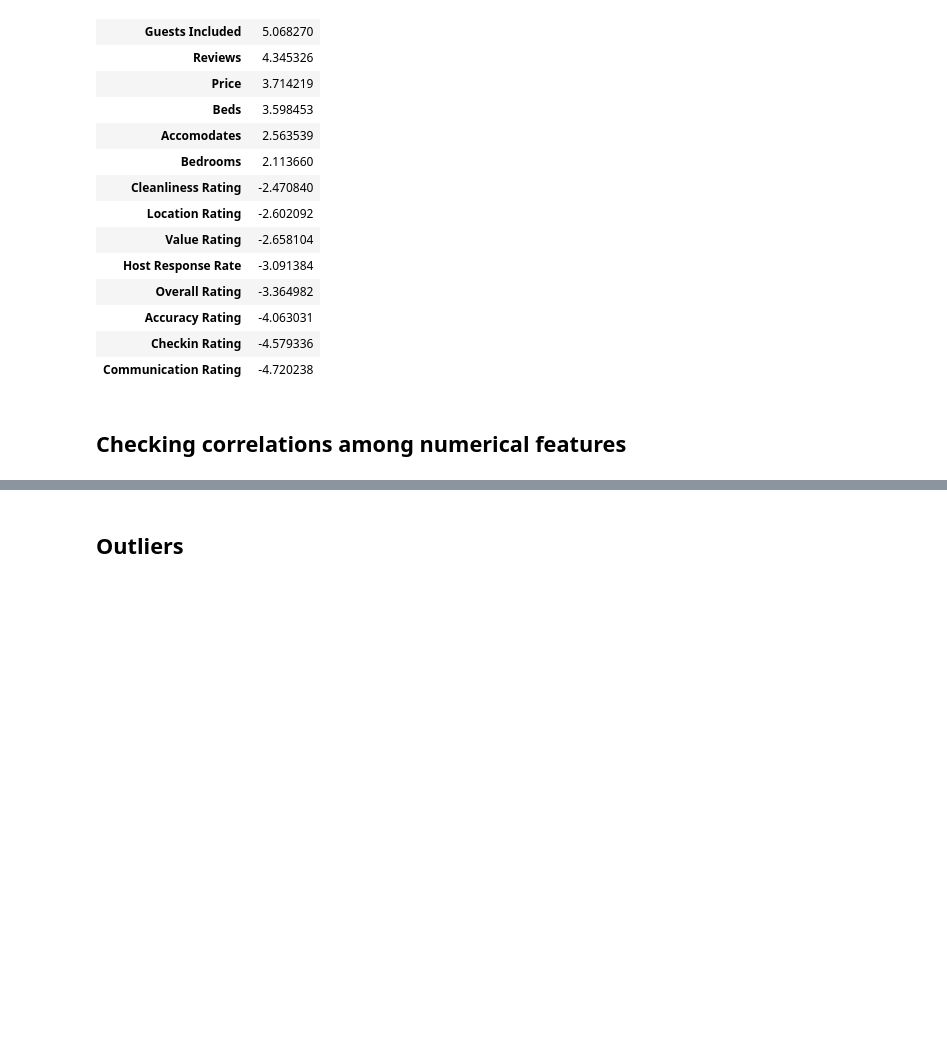
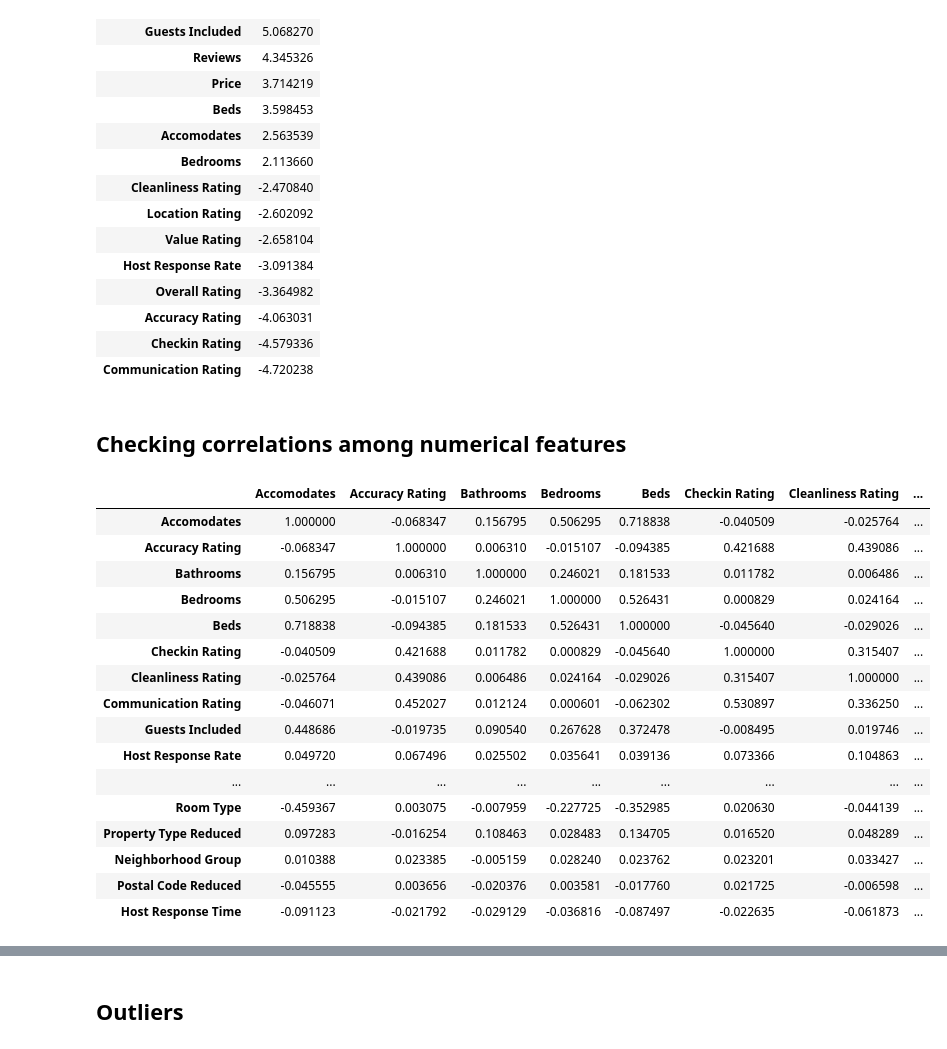
Before and after one commit to hajyhia/Airbnb_Berlin_Price_predic, a Jupyter notebook: Airbnb_Berlin_Price_Predict_EDA1.ipynb, the cells around one changed output, grey strips where cells are left out. Cells and saved outputs as stored; diff of their text form; code cells hidden in the pictures; blank space fills up the shorter version.

```diff
--- a/Airbnb_Berlin_Price_Predict_EDA1.ipynb
+++ b/Airbnb_Berlin_Price_Predict_EDA1.ipynb
@@ -501,4 +502,34 @@ pd.DataFrame(df[numericals].skew(),columns=['skewness']).sort_values(by='skewnes
 | Communication Rating | -4.720238 |
 # %% [markdown]
 ## Checking correlations among numerical features
+# %%
+from sklearn.preprocessing import LabelEncoder
+
+correlation_matrix_df = df.select_dtypes(include=['number'])
+correlation_matrix_df = correlation_matrix_df.drop(columns=['Listing ID'], inplace=False)
+
+le = LabelEncoder()
+for col in categorical_columns:
+  correlation_matrix_df[col] = le.fit_transform(df[col])
+
+correlation_matrix = correlation_matrix_df.corr(method = 'spearman')
+correlation_matrix
+# %% [output]
+|  | Accomodates | Accuracy Rating | Bathrooms | Bedrooms | Beds | Checkin Rating | Cleanliness Rating | ... |
+| Accomodates | 1.000000 | -0.068347 | 0.156795 | 0.506295 | 0.718838 | -0.040509 | -0.025764 | ... |
+| Accuracy Rating | -0.068347 | 1.000000 | 0.006310 | -0.015107 | -0.094385 | 0.421688 | 0.439086 | ... |
+| Bathrooms | 0.156795 | 0.006310 | 1.000000 | 0.246021 | 0.181533 | 0.011782 | 0.006486 | ... |
+| Bedrooms | 0.506295 | -0.015107 | 0.246021 | 1.000000 | 0.526431 | 0.000829 | 0.024164 | ... |
+| Beds | 0.718838 | -0.094385 | 0.181533 | 0.526431 | 1.000000 | -0.045640 | -0.029026 | ... |
+| Checkin Rating | -0.040509 | 0.421688 | 0.011782 | 0.000829 | -0.045640 | 1.000000 | 0.315407 | ... |
+| Cleanliness Rating | -0.025764 | 0.439086 | 0.006486 | 0.024164 | -0.029026 | 0.315407 | 1.000000 | ... |
+| Communication Rating | -0.046071 | 0.452027 | 0.012124 | 0.000601 | -0.062302 | 0.530897 | 0.336250 | ... |
+| Guests Included | 0.448686 | -0.019735 | 0.090540 | 0.267628 | 0.372478 | -0.008495 | 0.019746 | ... |
+| Host Response Rate | 0.049720 | 0.067496 | 0.025502 | 0.035641 | 0.039136 | 0.073366 | 0.104863 | ... |
+| ... | ... | ... | ... | ... | ... | ... | ... | ... |
+| Room Type | -0.459367 | 0.003075 | -0.007959 | -0.227725 | -0.352985 | 0.020630 | -0.044139 | ... |
+| Property Type Reduced | 0.097283 | -0.016254 | 0.108463 | 0.028483 | 0.134705 | 0.016520 | 0.048289 | ... |
+| Neighborhood Group | 0.010388 | 0.023385 | -0.005159 | 0.028240 | 0.023762 | 0.023201 | 0.033427 | ... |
+| Postal Code Reduced | -0.045555 | 0.003656 | -0.020376 | 0.003581 | -0.017760 | 0.021725 | -0.006598 | ... |
+| Host Response Time | -0.091123 | -0.021792 | -0.029129 | -0.036816 | -0.087497 | -0.022635 | -0.061873 | ... |
 # %%
```
Also changed, not shown: parts of 8 cells of this notebook.
